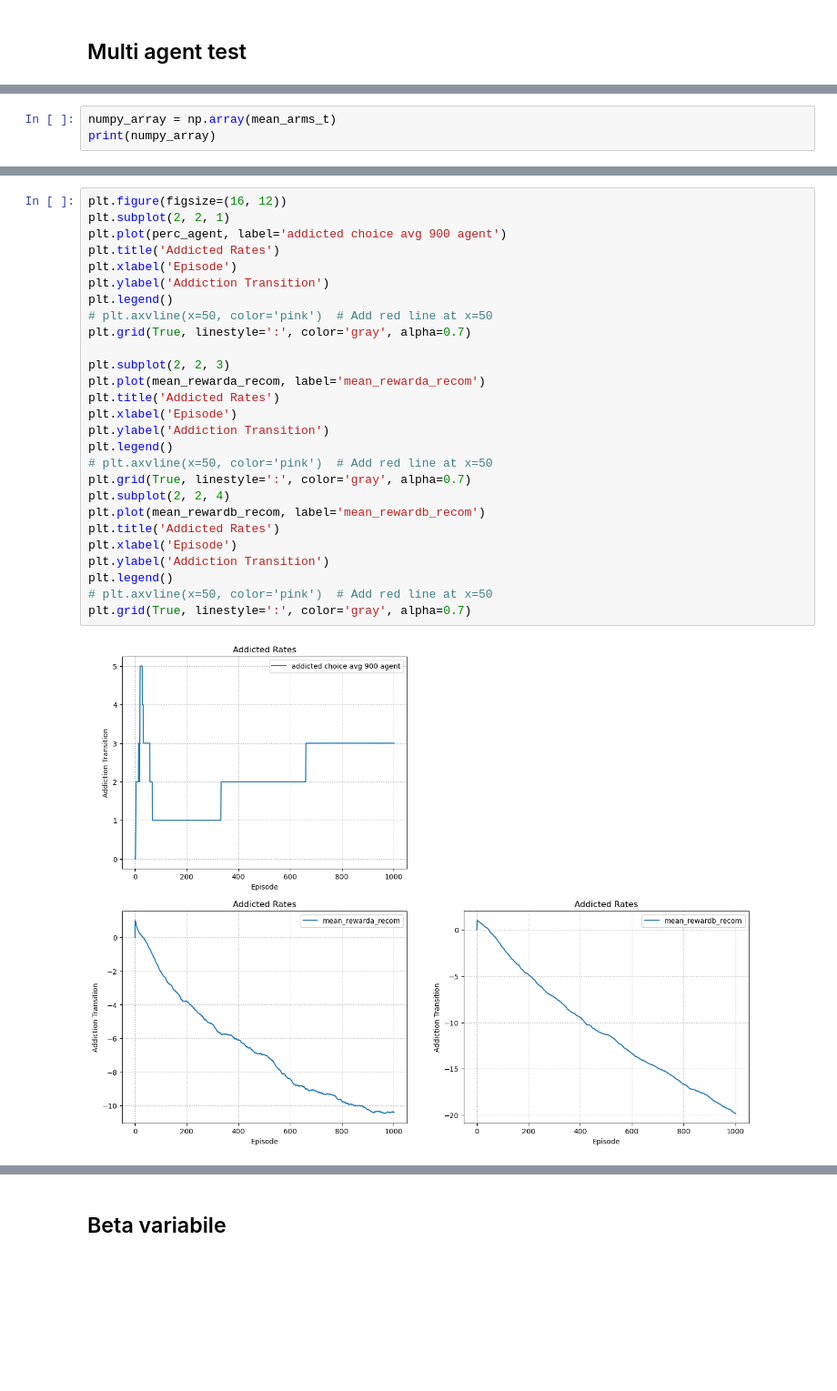
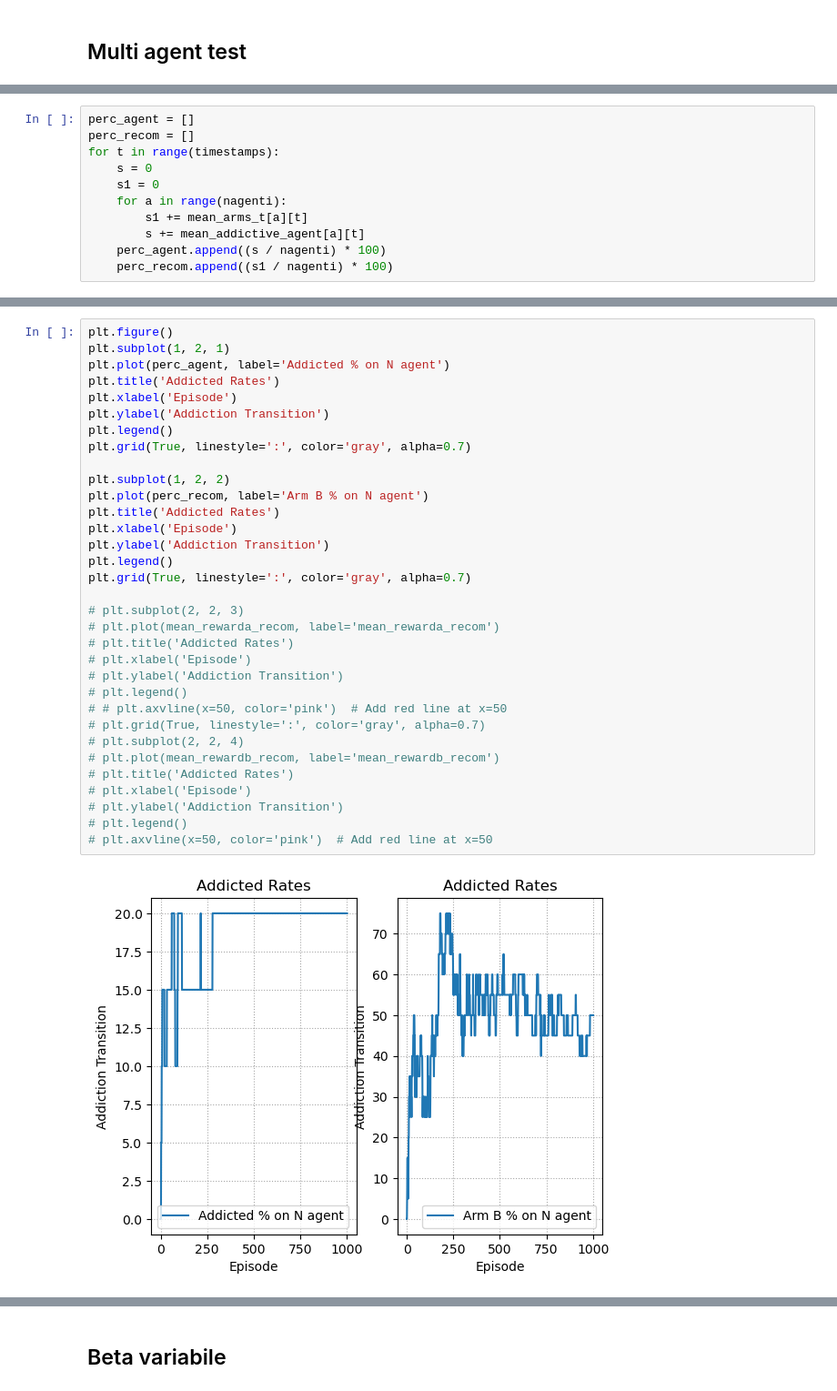
Before and after one commit to Gabriele-Maggi/ProgettoIA-2024, a Jupyter notebook: Notebooks/EnvTest.ipynb, the cells around one changed output, grey strips where cells are left out. Shown: that part at 91% size. Drawn from its saved outputs; the diff is of its cells as text; blank space fills up the shorter version.

```diff
--- a/Notebooks/EnvTest.ipynb
+++ b/Notebooks/EnvTest.ipynb
@@ -726,5 +717,13 @@ pbar_a.close()
 Please use `tqdm.notebook.tqdm` instead of `tqdm.tqdm_notebook`
   pbar_a = tqdm_notebook(total = nagenti, desc='Agent Loop')
 # %%
-numpy_array = np.array(mean_arms_t)
-print(numpy_array)
+perc_agent = []
+perc_recom = []
+for t in range(timestamps):
+    s = 0
+    s1 = 0
+    for a in range(nagenti):
+        s1 += mean_arms_t[a][t]
+        s += mean_addictive_agent[a][t]
+    perc_agent.append((s / nagenti) * 100)
+    perc_recom.append((s1 / nagenti) * 100)
@@ -733,30 +730,36 @@ ValueError: setting an array element with a sequence. The requested array has an
 # %%
-plt.figure(figsize=(16, 12))
-plt.subplot(2, 2, 1)
-plt.plot(perc_agent, label='addicted choice avg 900 agent')
+plt.figure()
+plt.subplot(1, 2, 1)
+plt.plot(perc_agent, label='Addicted % on N agent')
 plt.title('Addicted Rates')
 plt.xlabel('Episode')
 plt.ylabel('Addiction Transition')
 plt.legend()
-# plt.axvline(x=50, color='pink')  # Add red line at x=50
 plt.grid(True, linestyle=':', color='gray', alpha=0.7)
 
-plt.subplot(2, 2, 3)
-plt.plot(mean_rewarda_recom, label='mean_rewarda_recom')
+plt.subplot(1, 2, 2)
+plt.plot(perc_recom, label='Arm B % on N agent')
 plt.title('Addicted Rates')
 plt.xlabel('Episode')
 plt.ylabel('Addiction Transition')
 plt.legend()
+plt.grid(True, linestyle=':', color='gray', alpha=0.7)
+
+# plt.subplot(2, 2, 3)
+# plt.plot(mean_rewarda_recom, label='mean_rewarda_recom')
+# plt.title('Addicted Rates')
+# plt.xlabel('Episode')
+# plt.ylabel('Addiction Transition')
+# plt.legend()
+# # plt.axvline(x=50, color='pink')  # Add red line at x=50
+# plt.grid(True, linestyle=':', color='gray', alpha=0.7)
+# plt.subplot(2, 2, 4)
+# plt.plot(mean_rewardb_recom, label='mean_rewardb_recom')
+# plt.title('Addicted Rates')
+# plt.xlabel('Episode')
+# plt.ylabel('Addiction Transition')
+# plt.legend()
 # plt.axvline(x=50, color='pink')  # Add red line at x=50
-plt.grid(True, linestyle=':', color='gray', alpha=0.7)
-plt.subplot(2, 2, 4)
-plt.plot(mean_rewardb_recom, label='mean_rewardb_recom')
-plt.title('Addicted Rates')
-plt.xlabel('Episode')
-plt.ylabel('Addiction Transition')
-plt.legend()
-# plt.axvline(x=50, color='pink')  # Add red line at x=50
-plt.grid(True, linestyle=':', color='gray', alpha=0.7)
 # %% [output]
-[figure, old version]
+[figure, new version]
 # %%
```
Also changed, not shown: parts of 4 cells of this notebook, 1 other file.
